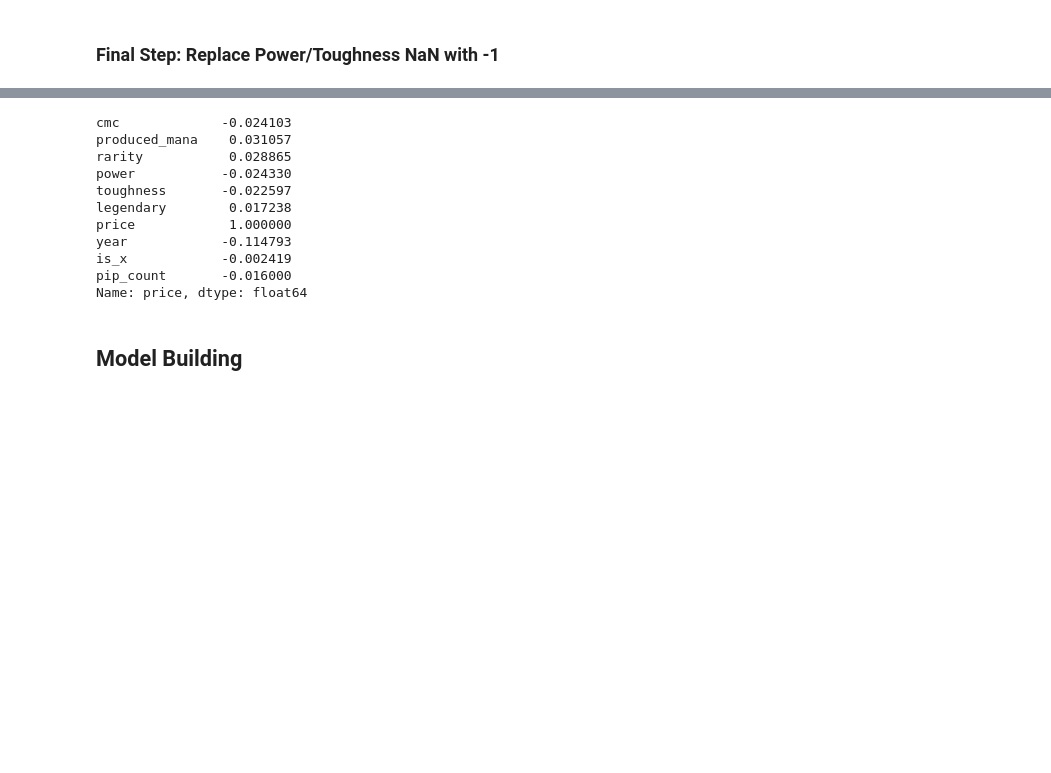
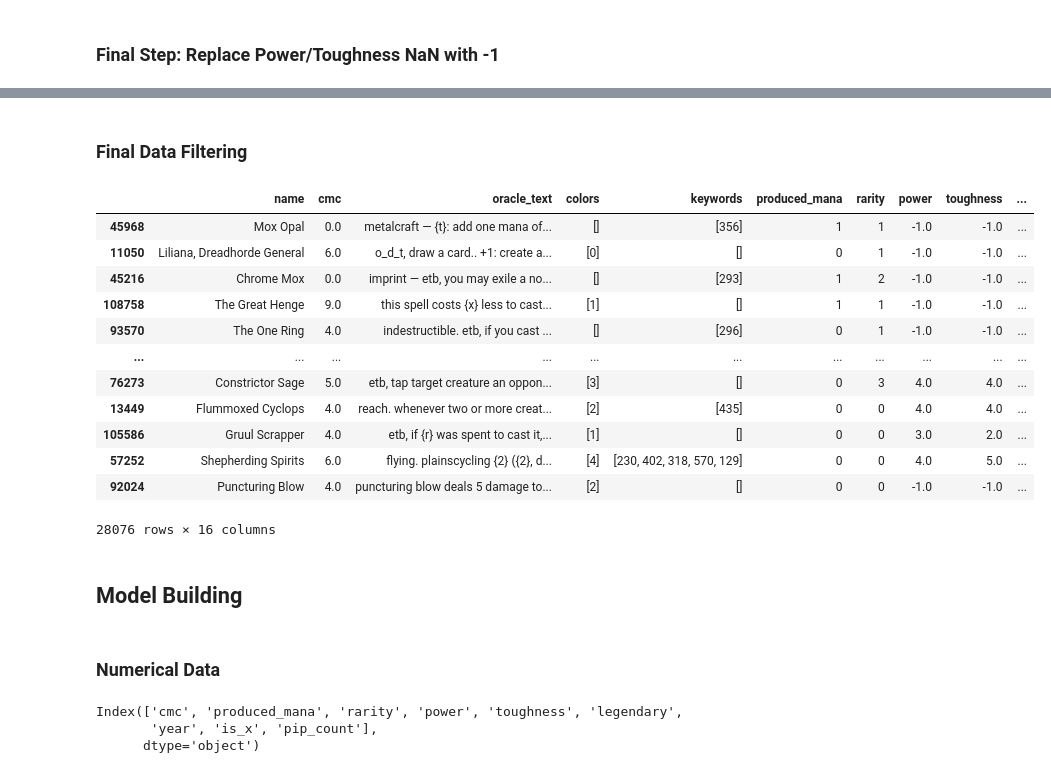
Before and after one commit to benseidenberg/MTG-Price-Prediction-Model, a Jupyter notebook: MTG Price Prediction Model.ipynb, the cells around one changed output, grey strips where cells are left out. Saved outputs shown, nothing was run; the diff lists cells and outputs as text; code cells hidden in the pictures; blank space fills up the shorter version.

```diff
--- a/MTG Price Prediction Model.ipynb
+++ b/MTG Price Prediction Model.ipynb
@@ -430,16 +391,26 @@ corr = test.corr()
-# %%
-corr["price"] # shows how much i need the categorical data, there's barely any correlation!!!
-# %% [output]
-cmc             -0.024103
-produced_mana    0.031057
-rarity           0.028865
-power           -0.024330
-toughness       -0.022597
-legendary        0.017238
-price            1.000000
-year            -0.114793
-is_x            -0.002419
-pip_count       -0.016000
-Name: price, dtype: float64
+# %% [markdown]
+### Final Data Filtering
+# %%
+df = df.loc[df["price"] <= 500]
+# %%
+df = df.loc[df["year"] >= 2000]
+# %%
+df.sort_values(by="price", ascending=False)
+# %% [output]
+|  | name | cmc | oracle_text | colors | keywords | produced_mana | rarity | power | toughness | ... |
+| 45968 | Mox Opal | 0.0 | metalcraft — {t}: add one mana of... | [] | [356] | 1 | 1 | -1.0 | -1.0 | ... |
+| 11050 | Liliana, Dreadhorde General | 6.0 | o_d_t, draw a card.. +1: create a... | [0] | [] | 0 | 1 | -1.0 | -1.0 | ... |
+| 45216 | Chrome Mox | 0.0 | imprint — etb, you may exile a no... | [] | [293] | 1 | 2 | -1.0 | -1.0 | ... |
+| 108758 | The Great Henge | 9.0 | this spell costs {x} less to cast... | [1] | [] | 1 | 1 | -1.0 | -1.0 | ... |
+| 93570 | The One Ring | 4.0 | indestructible. etb, if you cast ... | [] | [296] | 0 | 1 | -1.0 | -1.0 | ... |
+| ... | ... | ... | ... | ... | ... | ... | ... | ... | ... | ... |
+| 76273 | Constrictor Sage | 5.0 | etb, tap target creature an oppon... | [3] | [] | 0 | 3 | 4.0 | 4.0 | ... |
+| 13449 | Flummoxed Cyclops | 4.0 | reach. whenever two or more creat... | [2] | [435] | 0 | 0 | 4.0 | 4.0 | ... |
+| 105586 | Gruul Scrapper | 4.0 | etb, if {r} was spent to cast it,... | [1] | [] | 0 | 0 | 3.0 | 2.0 | ... |
+| 57252 | Shepherding Spirits | 6.0 | flying. plainscycling {2} ({2}, d... | [4] | [230, 402, 318, 570, 129] | 0 | 0 | 4.0 | 5.0 | ... |
+| 92024 | Puncturing Blow | 4.0 | puncturing blow deals 5 damage to... | [2] | [] | 0 | 0 | -1.0 | -1.0 | ... |
+28076 rows × 16 columns
 # %% [markdown]
 ## Model Building
+# %% [markdown]
+### Numerical Data
@@ -445,0 +419,6 @@ Name: price, dtype: float64
+# %%
+numerical.columns
+# %% [output]
+Index(['cmc', 'produced_mana', 'rarity', 'power', 'toughness', 'legendary',
+       'year', 'is_x', 'pip_count'],
+      dtype='object')
```
Also changed, not shown: parts of 31 cells of this notebook, 5 other files.
